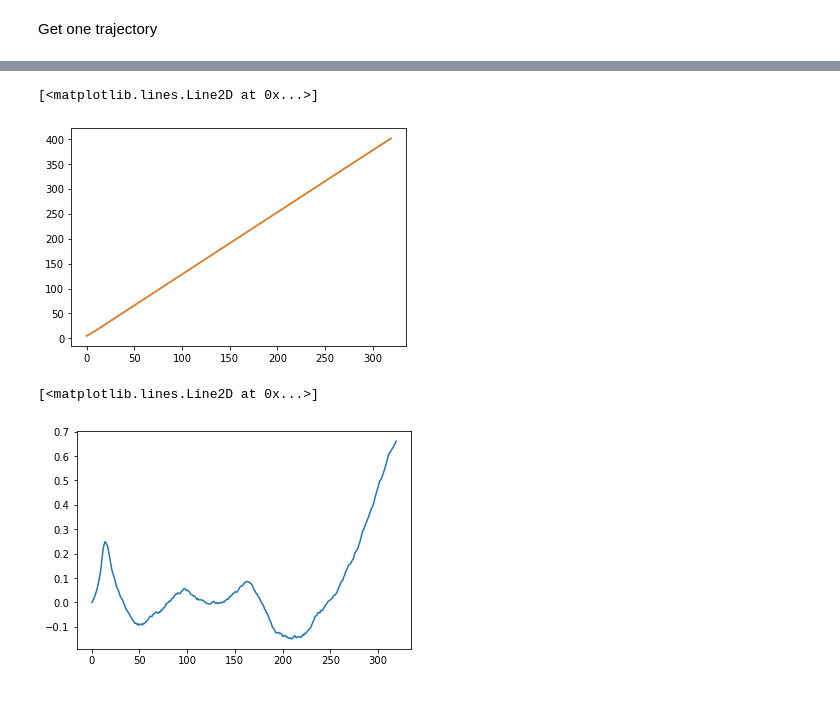
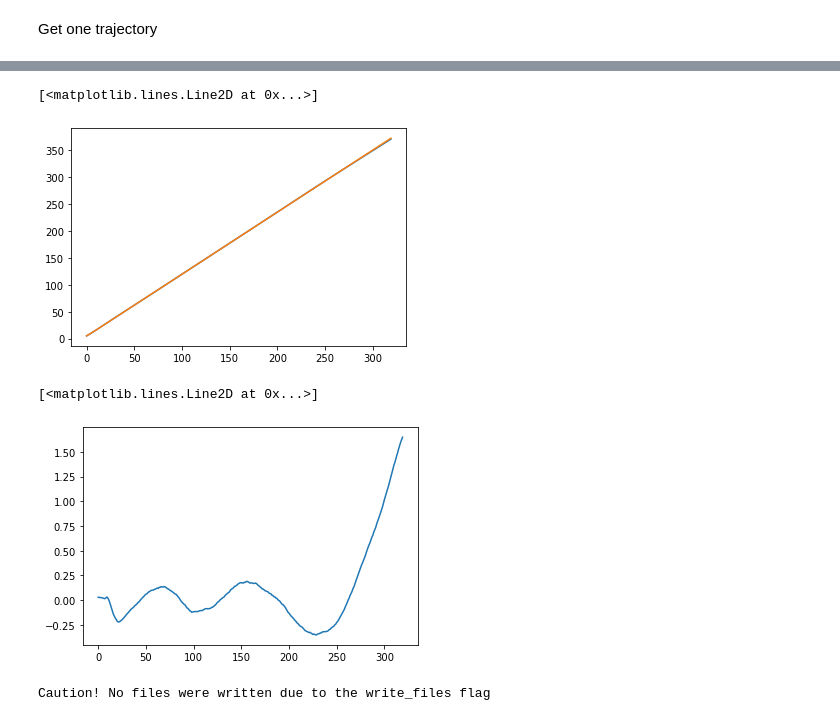
Before and after one commit to thinhhoang95/anomaly-detection-ngsim2, a Jupyter notebook: sumotraci/get_config_for_spherix.ipynb, the cells around one changed output, grey strips where cells are left out. Drawn from its saved outputs; the diff is of its cells as text; code cells hidden in the pictures.

```diff
--- a/sumotraci/get_config_for_spherix.ipynb
+++ b/sumotraci/get_config_for_spherix.ipynb
@@ -158,16 +179,15 @@ array([331.92902863,   7.88604993,   1.69205272,   2.3331581 ,
 # %%
-# trj_apprx = basis_x.T @ scores_x[69,:].reshape((5,1)) + mean_x.reshape((60,1))
-trj_apprx = basis_x.T @ np.array([[331.92902863,   7.88604993,   1.69205272,   2.3331581 ,
-         1.70704941]]).T + mean_x.reshape((320,1))
+trj_apprx = basis_x.T @ scores_x[69,:].reshape((5,1)) + mean_x.reshape((320,1))
+# trj_apprx = basis_x.T @ np.array([[331.92902863,   7.88604993,   1.69205272,   2.3331581 , 1.70704941]]).T + mean_x.reshape((320,1))
 trj_true = dfx[69,:].reshape((320,1))
 
 plt.plot(trj_apprx)
 plt.plot(trj_true)
 # %% [output]
 [<matplotlib.lines.Line2D at 0x...>]
-[figure, old version]
+[figure, new version]
 # %%
 plt.plot(trj_true - trj_apprx)
 # %% [output]
 [<matplotlib.lines.Line2D at 0x...>]
-[figure, old version]
+[figure, new version]
@@ -173,0 +205,5 @@ plt.plot(trj_true - trj_apprx)
+# %%
+if not write_files:
+    print('Caution! No files were written due to the write_files flag')
+# %% [output]
+Caution! No files were written due to the write_files flag
```
Also changed, not shown: parts of 14 cells of this notebook, 15 other files.
